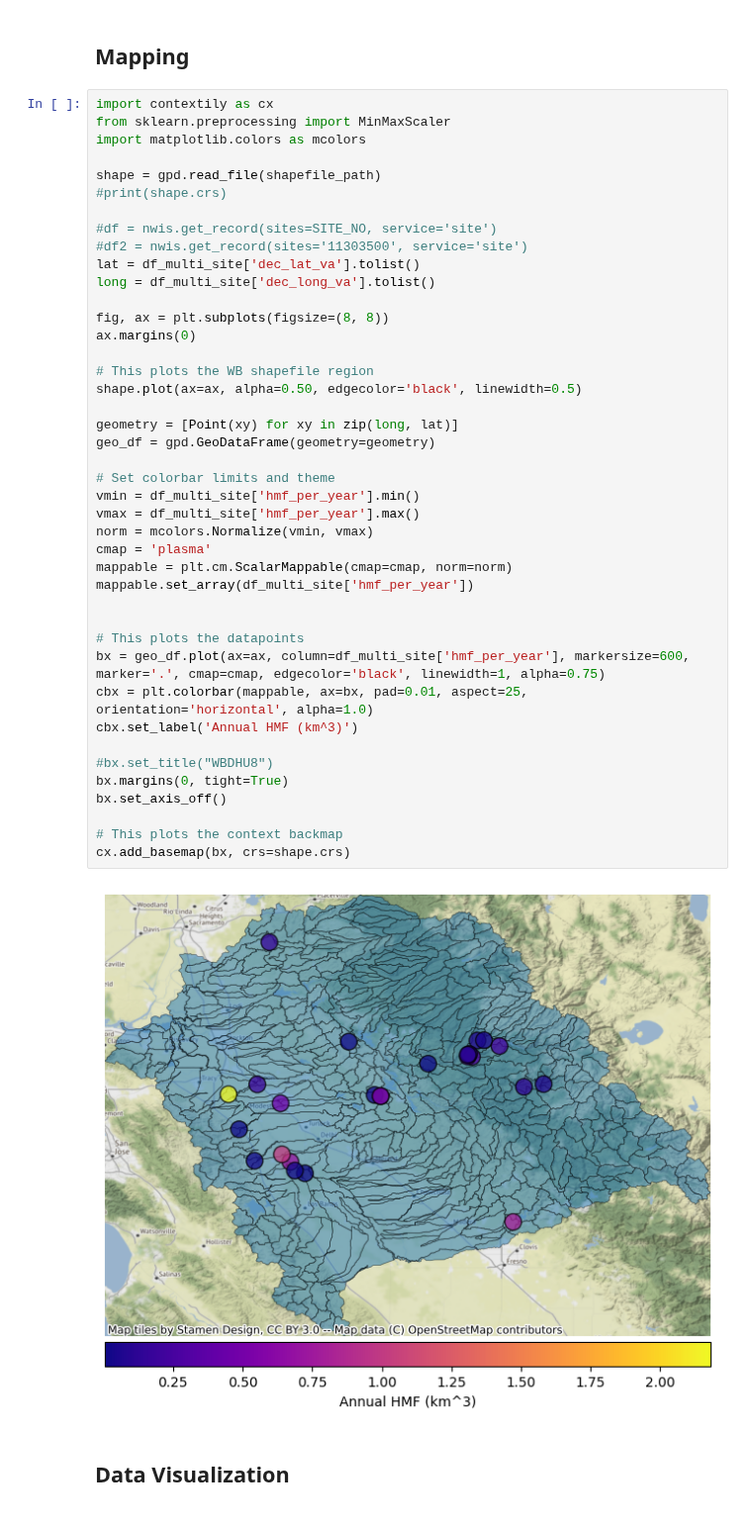
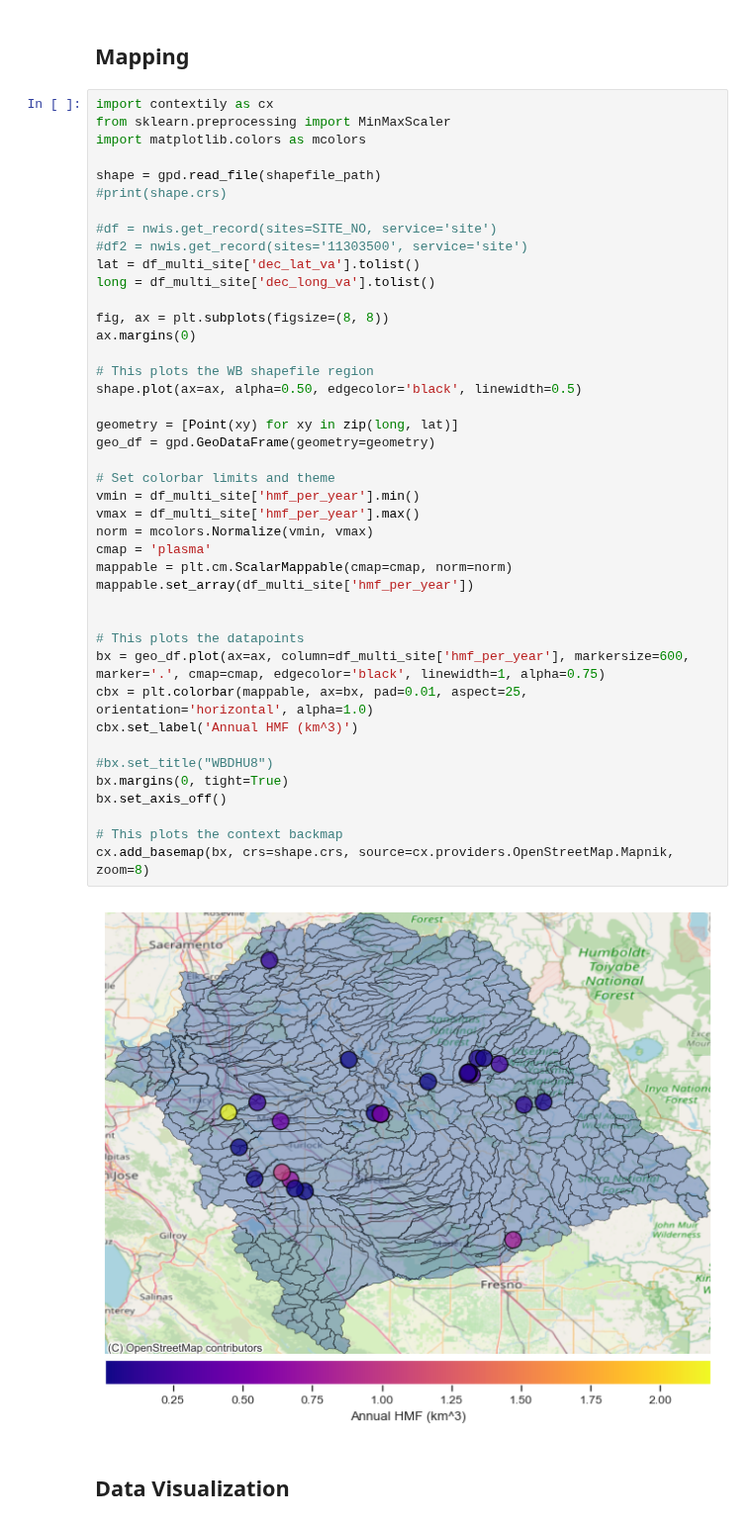
Before and after one commit to AlekWithK/DahlkeLab_LAWR, a Jupyter notebook: site_data.ipynb, the cells around one changed output. Shown at 99% size. Drawn from its saved outputs; the diff is of its cells as text.

Commit message:
Modified basemap zoom

```diff
--- a/site_data.ipynb
+++ b/site_data.ipynb
@@ -301,35 +301,35 @@ long = df_multi_site['dec_long_va'].tolist()
 
 fig, ax = plt.subplots(figsize=(8, 8))
 ax.margins(0)
 
 # This plots the WB shapefile region
 shape.plot(ax=ax, alpha=0.50, edgecolor='black', linewidth=0.5)
 
 geometry = [Point(xy) for xy in zip(long, lat)]
 geo_df = gpd.GeoDataFrame(geometry=geometry)
 
 # Set colorbar limits and theme
 vmin = df_multi_site['hmf_per_year'].min()
 vmax = df_multi_site['hmf_per_year'].max()
 norm = mcolors.Normalize(vmin, vmax)
 cmap = 'plasma'
 mappable = plt.cm.ScalarMappable(cmap=cmap, norm=norm)
 mappable.set_array(df_multi_site['hmf_per_year'])
 
 
 # This plots the datapoints
 bx = geo_df.plot(ax=ax, column=df_multi_site['hmf_per_year'], markersize=600, marker='.', cmap=cmap, edgecolor='black', linewidth=1, alpha=0.75)
 cbx = plt.colorbar(mappable, ax=bx, pad=0.01, aspect=25, orientation='horizontal', alpha=1.0)
 cbx.set_label('Annual HMF (km^3)')
 
 #bx.set_title("WBDHU8")
 bx.margins(0, tight=True)
 bx.set_axis_off()
 
 # This plots the context backmap
-cx.add_basemap(bx, crs=shape.crs)
+cx.add_basemap(bx, crs=shape.crs, source=cx.providers.OpenStreetMap.Mapnik, zoom=8)
 # %% [output]
-[figure, old version]
+[figure, new version]
 # %% [markdown]
 ## Data Visualization<br>
 # %%
```
